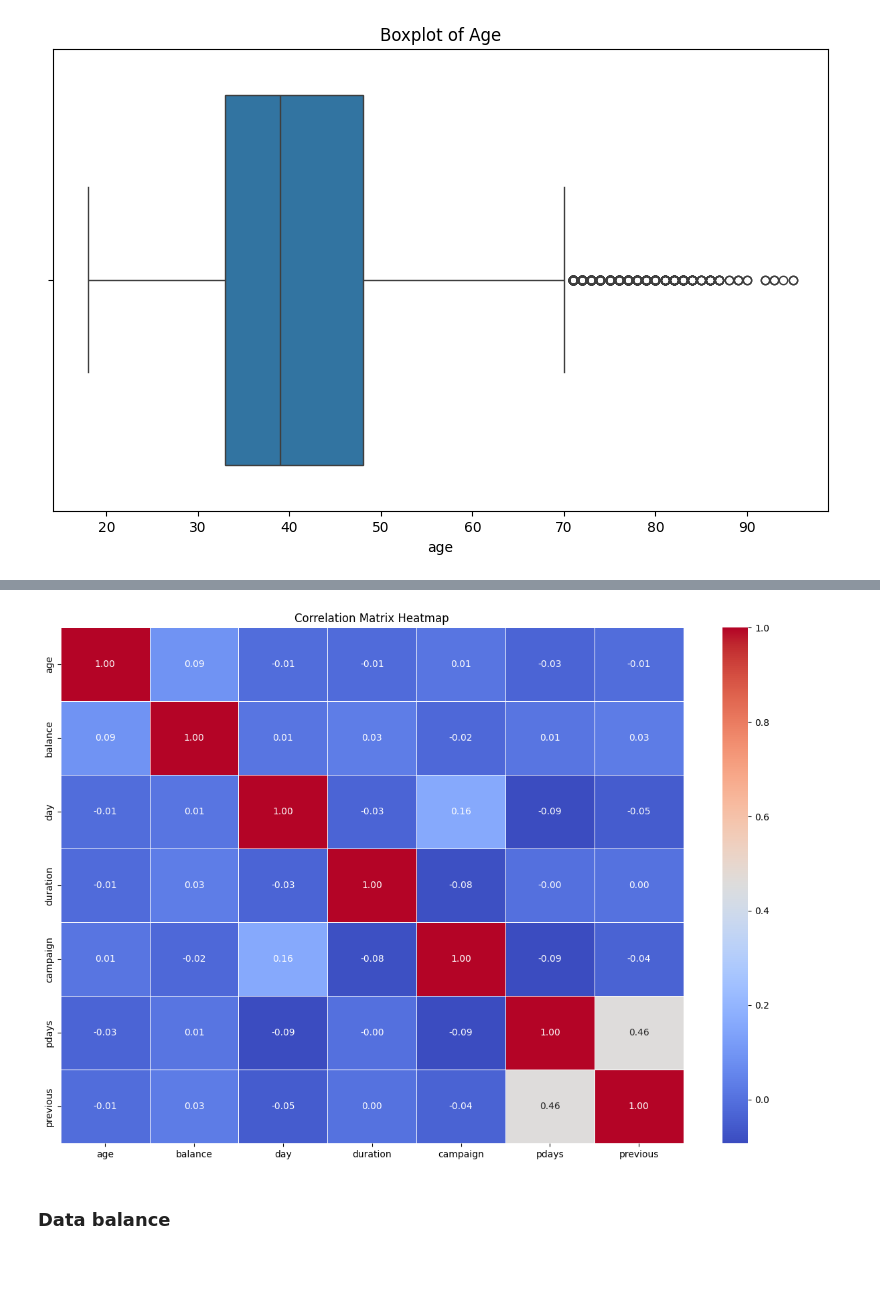
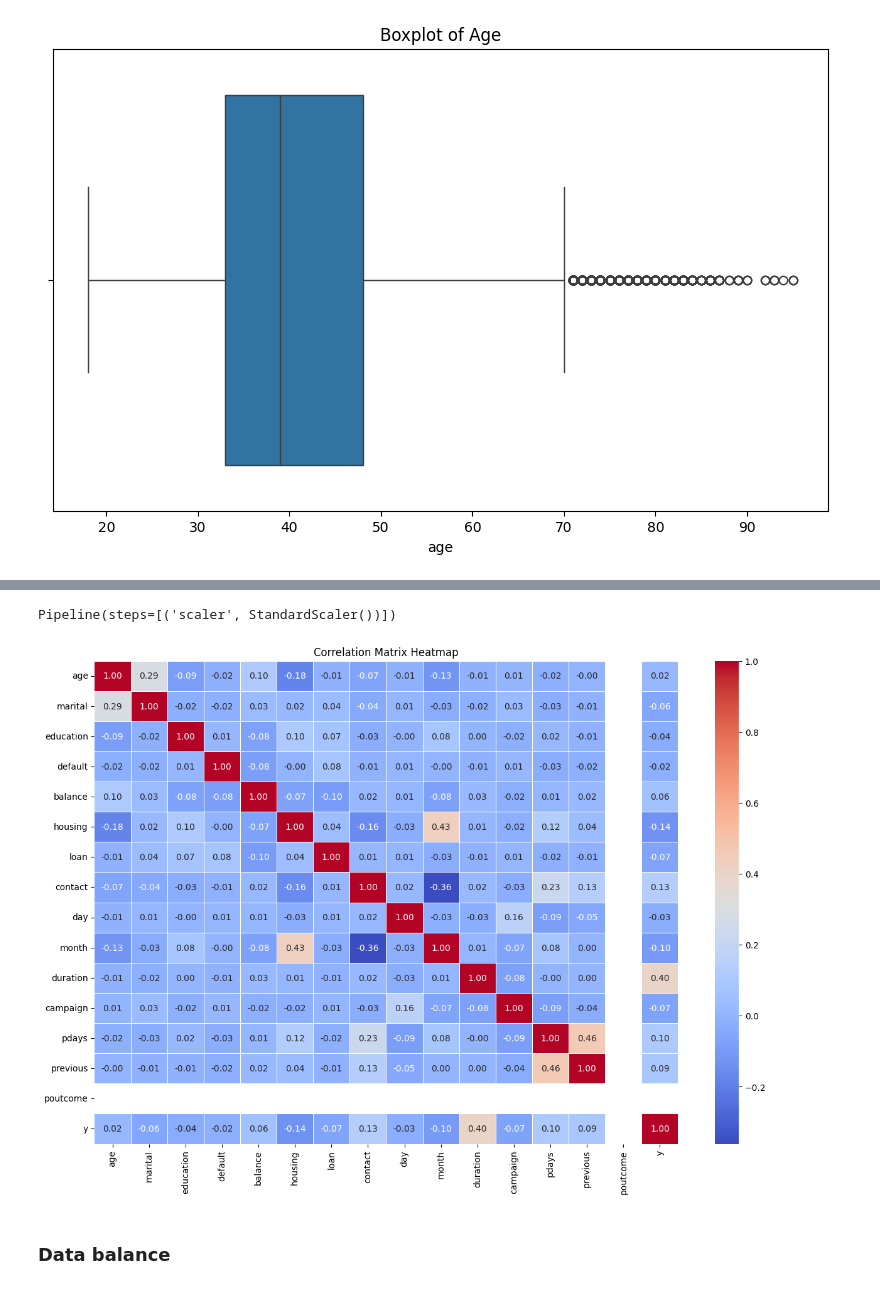
Before and after one commit to Aimermer/schulich_data_science, a Jupyter notebook: Group exercise.ipynb, the cells around one changed output, grey strips where cells are left out. Drawn from its saved outputs; the diff is of its cells as text; code cells hidden in the pictures.

```diff
--- a/Group exercise.ipynb
+++ b/Group exercise.ipynb
@@ -289,0 +242,6 @@ df_combined_encoded.head()
+# %%
+# Calculate the 99th percentile
+upper_bound = df_combined['balance'].quantile(0.99)
+
+# Cap the values above the 99th percentile to the 99th percentile value
+df_combined['balance'] = df_combined['balance'].clip(upper=upper_bound)
@@ -289,0 +255,14 @@ df_combined_encoded.head()
+# %%
+# Calculate Q1 (25th percentile) and Q3 (75th percentile)
+Q1 = df_combined['age'].quantile(0.25)
+Q3 = df_combined['age'].quantile(0.75)
+
+# Calculate the Interquartile Range (IQR)
+IQR = Q3 - Q1
+
+# Define the lower and upper bounds
+lower_bound = Q1 - 1.5 * IQR
+upper_bound = Q3 + 1.5 * IQR
+
+# Clip the 'balance' values to these bounds
+df_combined['age'] = df_combined['age'].clip(lower=lower_bound, upper=upper_bound)
@@ -289,0 +293,11 @@ df_combined_encoded.head()
+# %%
+df_combined['y'] = df_combined['y'].apply(lambda x: 1 if x == 'yes' else 0)
+# %%
+df_combined['marital'] = df_combined['marital'].apply(lambda x: 1 if x == 'married' else 0)
+df_combined['education'] = df_combined['education'].apply(lambda x: 1 if x == 'secondary' else 0)
+df_combined['default'] = df_combined['default'].apply(lambda x: 1 if x == 'yes' else 0)
+df_combined['housing'] = df_combined['housing'].apply(lambda x: 1 if x == 'yes' else 0)
+df_combined['loan'] = df_combined['loan'].apply(lambda x: 1 if x == 'yes' else 0)
+df_combined['contact'] = df_combined['contact'].apply(lambda x: 1 if x == 'cellular' else 0)
+df_combined['month'] = df_combined['month'].apply(lambda x: 1 if x == 'may' else 0)
+df_combined['poutcome'] = df_combined['poutcome'].apply(lambda x: 1 if x == 'successful' else 0)
@@ -290,17 +335,28 @@ df_combined_encoded.head()
+# %%
+from sklearn.preprocessing import StandardScaler
+
+# Create a scaling pipeline
+scaling_pipeline = Pipeline([
+    ('scaler', StandardScaler())])
+
+# Fit the pipeline on the training data
+scaling_pipeline.fit(X_train, y_train)
+# %% [output]
+Pipeline(steps=[('scaler', StandardScaler())])
 # %%
 # remove the target column from the combined dataset
-df_numeric = df_combined_encoded.select_dtypes(include=[np.number])
+df_numeric = df_combined.select_dtypes(include=[np.number])
 
 # heatmap to show the correlation between the features
 corr_matrix = df_numeric.corr()
 
 
 plt.figure(figsize=(15, 10))
 sns.heatmap(corr_matrix, annot=True, fmt=".2f", cmap='coolwarm', linewidths=0.5)
 plt.title('Correlation Matrix Heatmap')
 plt.show()
 # %% [output]
-[figure, old version]
+[figure, new version]
 # %% [markdown]
 ### Data balance
 # %%
```
Also changed, not shown: parts of 24 cells of this notebook.
